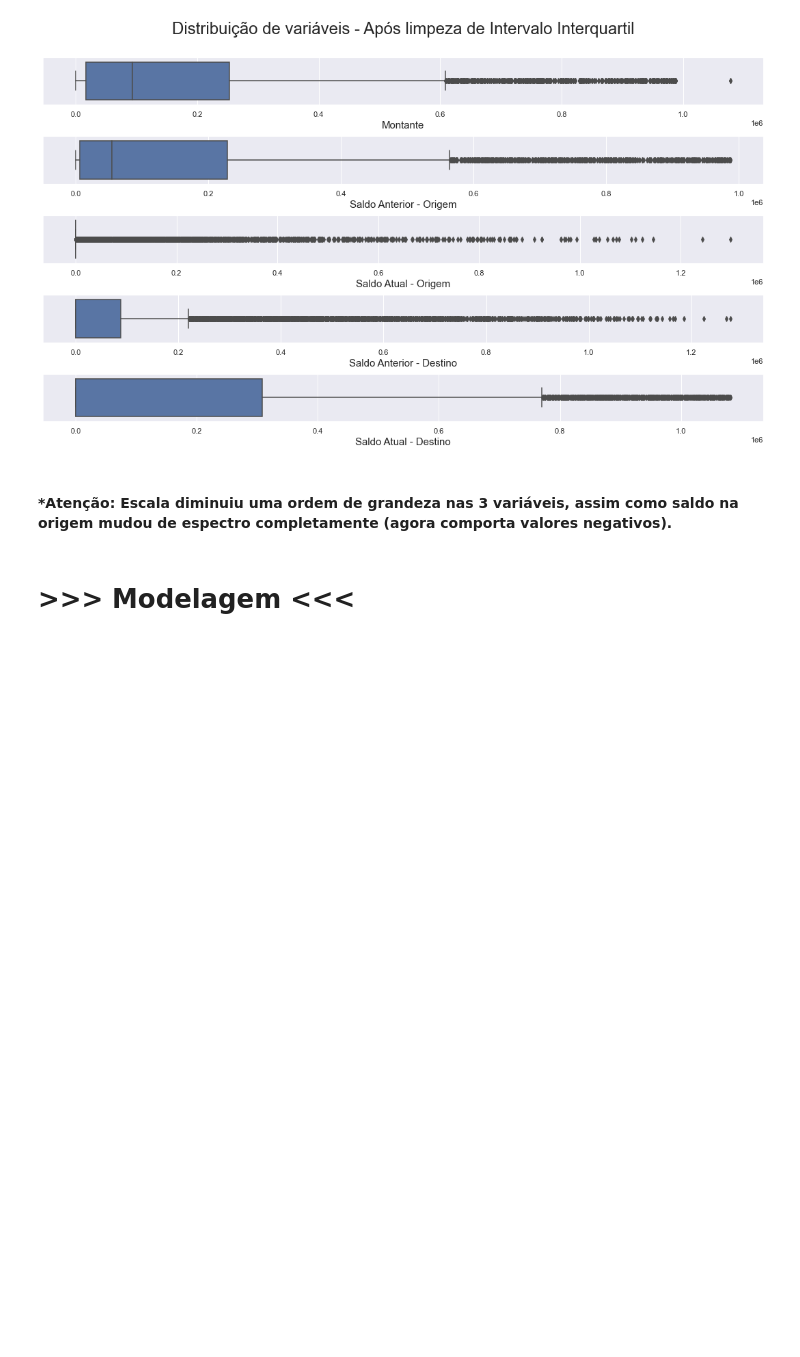
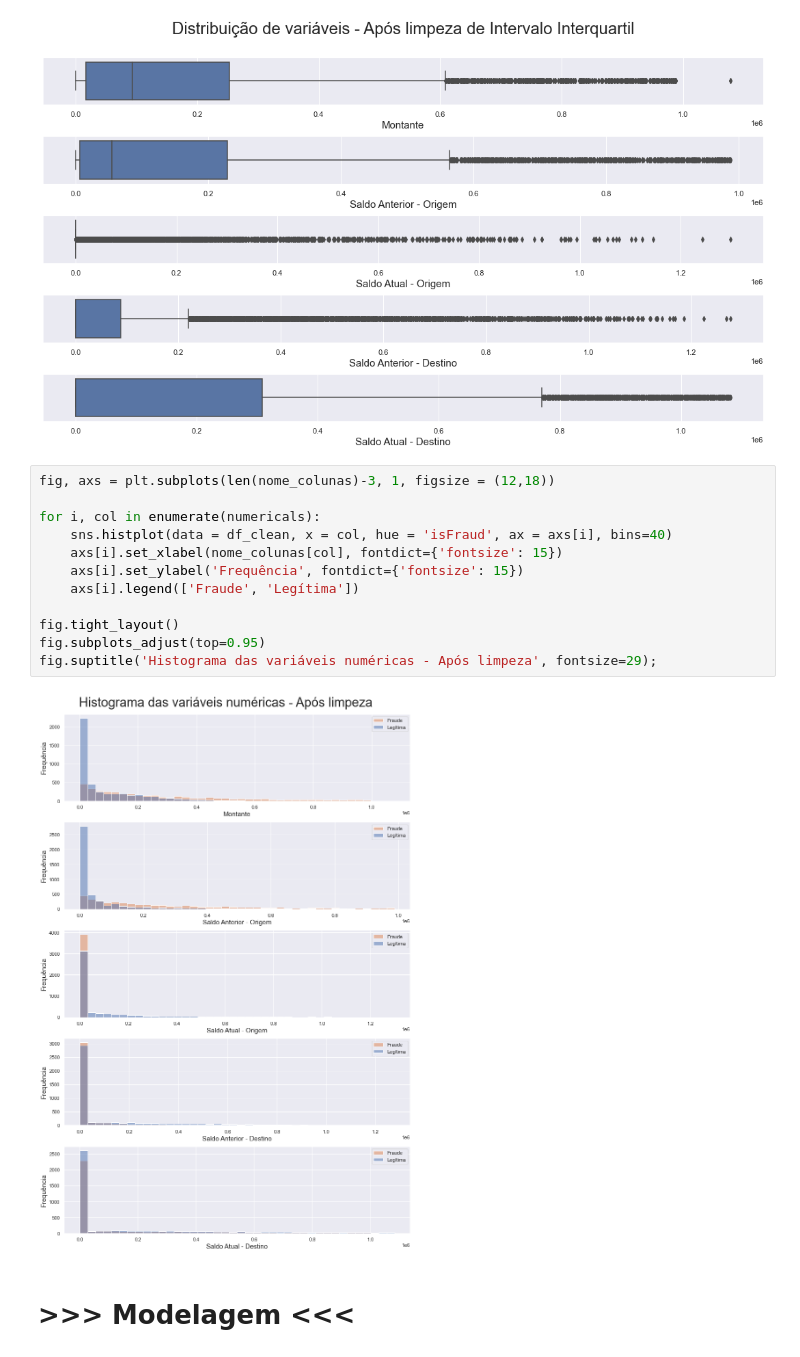
Before and after one commit to felipefl142/TG2-Fraud-Detection-Techniques-Study, a Jupyter notebook: fraud-detect-2ndTry.ipynb, the cells around one changed output. Saved outputs shown, nothing was run; the diff lists cells and outputs as text; blank space fills up the shorter version.

```diff
--- a/fraud-detect-2ndTry.ipynb
+++ b/fraud-detect-2ndTry.ipynb
@@ -292,8 +297,20 @@ plt.subplots_adjust(top=0.90)
 plt.show()
 # %% [output]
 [figure]
-# %% [markdown]
-#### ***Atenção:** Escala diminuiu uma ordem de grandeza nas 3 variáveis, assim como saldo na origem mudou de espectro completamente (agora comporta valores negativos).
+# %%
+fig, axs = plt.subplots(len(nome_colunas)-3, 1, figsize = (12,18))
+
+for i, col in enumerate(numericals):
+    sns.histplot(data = df_clean, x = col, hue = 'isFraud', ax = axs[i], bins=40)
+    axs[i].set_xlabel(nome_colunas[col], fontdict={'fontsize': 15})
+    axs[i].set_ylabel('Frequência', fontdict={'fontsize': 15})
+    axs[i].legend(['Fraude', 'Legítima'])
+
+fig.tight_layout()
+fig.subplots_adjust(top=0.95)
+fig.suptitle('Histograma das variáveis numéricas - Após limpeza', fontsize=29);
+# %% [output]
+[figure, added]
 # %% [markdown]
 # >>>  Modelagem  <<<
 # %%
```
Also changed, not shown: parts of 9 cells of this notebook.
